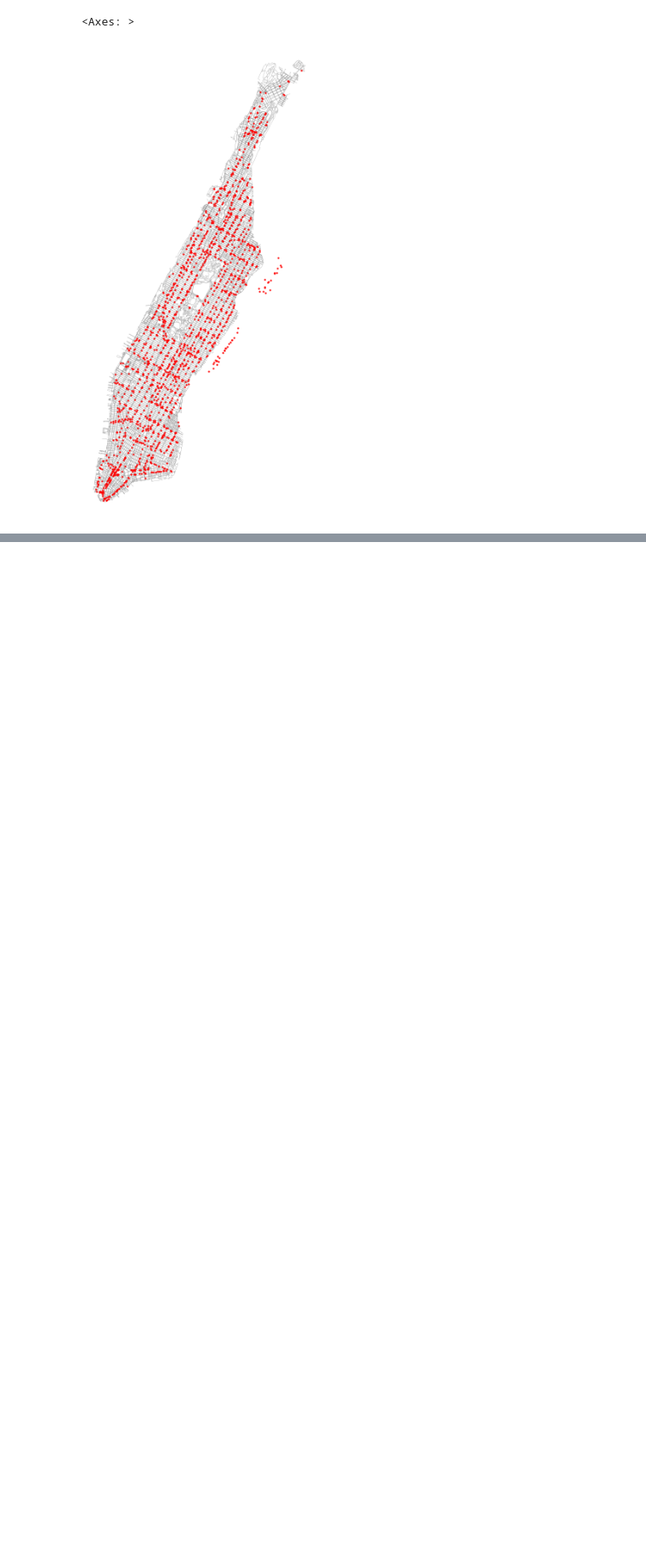
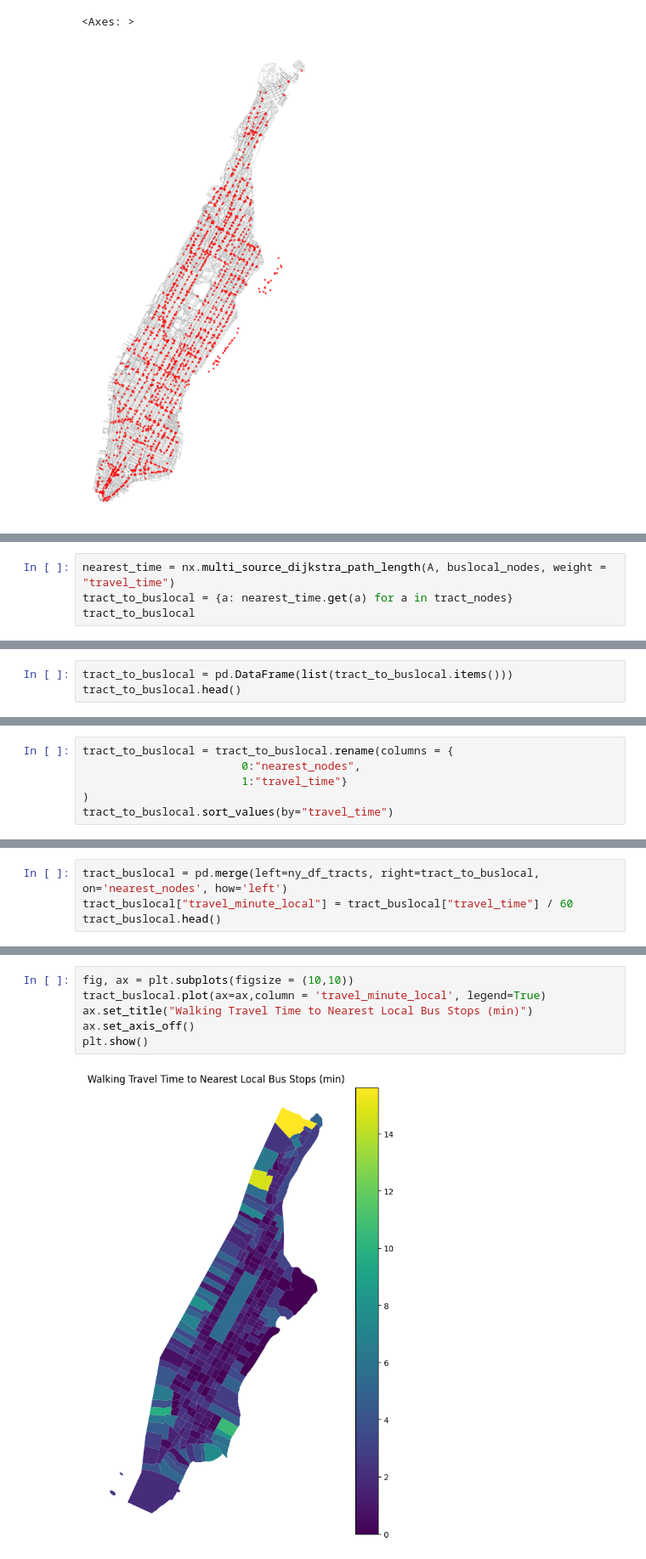
Before and after one commit to Sidbaobao/Final_project_data__science, a Jupyter notebook: sm2986_HW5 collaboration.ipynb, the cells around one changed output, grey strips where cells are left out. Shown at 85% size. Cells and saved outputs as stored; diff of their text form; blank space fills up the shorter version.

```diff
--- a/sm2986_HW5 collaboration.ipynb
+++ b/sm2986_HW5 collaboration.ipynb
@@ -457,0 +397,4 @@ gdf_buslocal.plot(ax=ax, color='red', markersize=0.5)
+# %%
+nearest_time = nx.multi_source_dijkstra_path_length(A, buslocal_nodes, weight = "travel_time")
+tract_to_buslocal = {a: nearest_time.get(a) for a in tract_nodes}
+tract_to_buslocal
@@ -457,0 +419,3 @@ gdf_buslocal.plot(ax=ax, color='red', markersize=0.5)
+# %%
+tract_to_buslocal = pd.DataFrame(list(tract_to_buslocal.items()))
+tract_to_buslocal.head()
@@ -457,0 +429,6 @@ gdf_buslocal.plot(ax=ax, color='red', markersize=0.5)
+# %%
+tract_to_buslocal = tract_to_buslocal.rename(columns = {
+                        0:"nearest_nodes",
+                        1:"travel_time"}
+)
+tract_to_buslocal.sort_values(by="travel_time")
@@ -457,0 +449,4 @@ gdf_buslocal.plot(ax=ax, color='red', markersize=0.5)
+# %%
+tract_buslocal = pd.merge(left=ny_df_tracts, right=tract_to_buslocal, on='nearest_nodes', how='left')
+tract_buslocal["travel_minute_local"] = tract_buslocal["travel_time"] / 60
+tract_buslocal.head()
@@ -458,3 +461,11 @@ gdf_buslocal.plot(ax=ax, color='red', markersize=0.5)
+# %%
+fig, ax = plt.subplots(figsize = (10,10))
+tract_buslocal.plot(ax=ax,column = 'travel_minute_local', legend=True)
+ax.set_title("Walking Travel Time to Nearest Local Bus Stops (min)")
+ax.set_axis_off()
+plt.show()
+# %% [output]
+[figure, added]
 # %%
 tags_subway = {'railway' : 'subway_entrance'}
 gdf_subway = ox.features.features_from_place(place, tags_subway)
```
Also changed, not shown: parts of 70 cells of this notebook.
